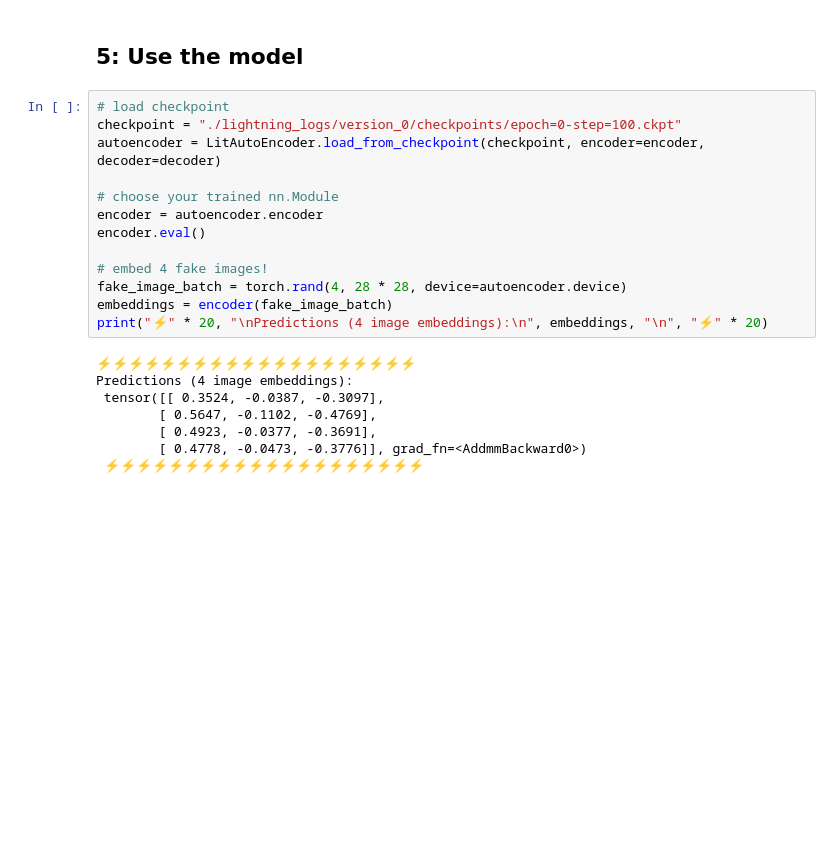
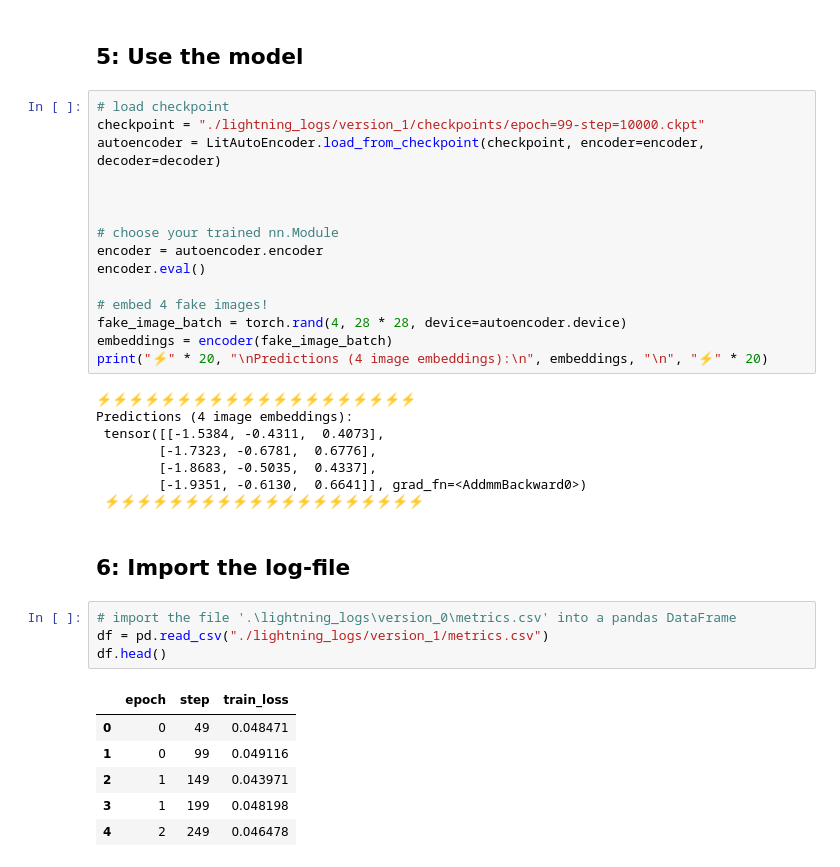
Before and after one commit to ThoAus/learn-ligthning, a Jupyter notebook: 01_First_try_MNIST.ipynb, the cells around one changed output. Drawn from its saved outputs; the diff is of its cells as text; blank space fills up the shorter version.

```diff
--- a/01_First_try_MNIST.ipynb
+++ b/01_First_try_MNIST.ipynb
@@ -92,8 +100,10 @@ HPU available: False, using: 0 HPUs
 ## 5: Use the model
 # %%
 # load checkpoint
-checkpoint = "./lightning_logs/version_0/checkpoints/epoch=0-step=100.ckpt"
+checkpoint = "./lightning_logs/version_1/checkpoints/epoch=99-step=10000.ckpt"
 autoencoder = LitAutoEncoder.load_from_checkpoint(checkpoint, encoder=encoder, decoder=decoder)
+
+
 
 # choose your trained nn.Module
 encoder = autoencoder.encoder
@@ -106,8 +116,21 @@ print("⚡" * 20, "\nPredictions (4 image embeddings):\n", embeddings, "\n", "
 # %% [output]
 ⚡⚡⚡⚡⚡⚡⚡⚡⚡⚡⚡⚡⚡⚡⚡⚡⚡⚡⚡⚡
 Predictions (4 image embeddings):
- tensor([[ 0.3524, -0.0387, -0.3097],
-        [ 0.5647, -0.1102, -0.4769],
-        [ 0.4923, -0.0377, -0.3691],
-        [ 0.4778, -0.0473, -0.3776]], grad_fn=<AddmmBackward0>)
+ tensor([[-1.5384, -0.4311,  0.4073],
+        [-1.7323, -0.6781,  0.6776],
+        [-1.8683, -0.5035,  0.4337],
+        [-1.9351, -0.6130,  0.6641]], grad_fn=<AddmmBackward0>)
  ⚡⚡⚡⚡⚡⚡⚡⚡⚡⚡⚡⚡⚡⚡⚡⚡⚡⚡⚡⚡
+# %% [markdown]
+## 6: Import the log-file
+# %%
+# import the file '.\lightning_logs\version_0\metrics.csv' into a pandas DataFrame
+df = pd.read_csv("./lightning_logs/version_1/metrics.csv")
+df.head()
+# %% [output]
+|  | epoch | step | train_loss |
+| 0 | 0 | 49 | 0.048471 |
+| 1 | 0 | 99 | 0.049116 |
+| 2 | 1 | 149 | 0.043971 |
+| 3 | 1 | 199 | 0.048198 |
+| 4 | 2 | 249 | 0.046478 |
```
Also changed, not shown: parts of 7 cells of this notebook, 14 other files.
